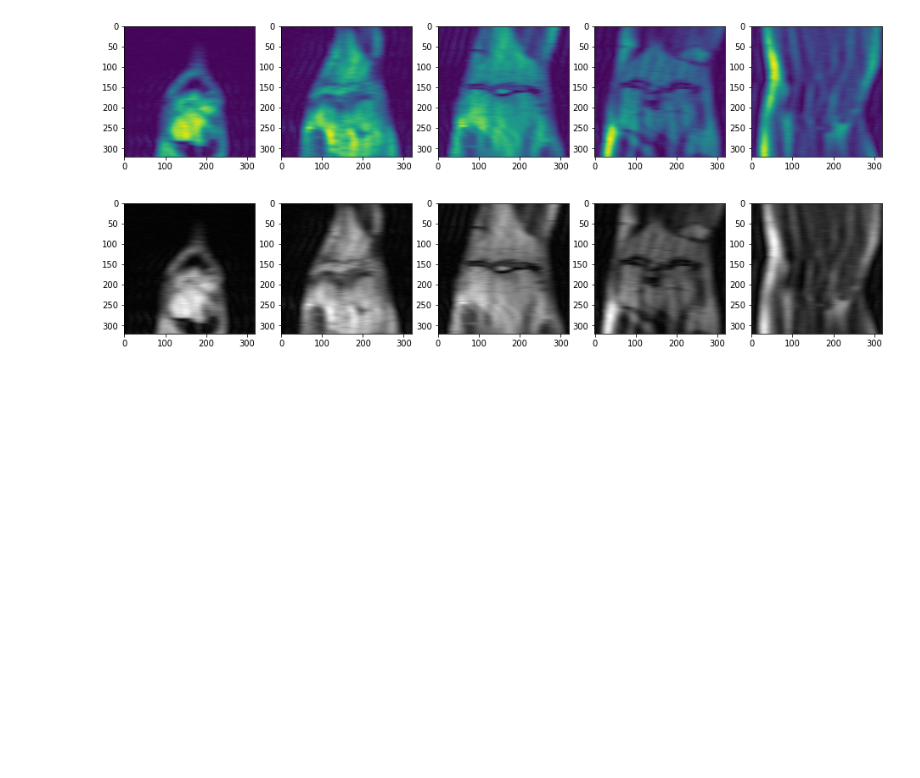
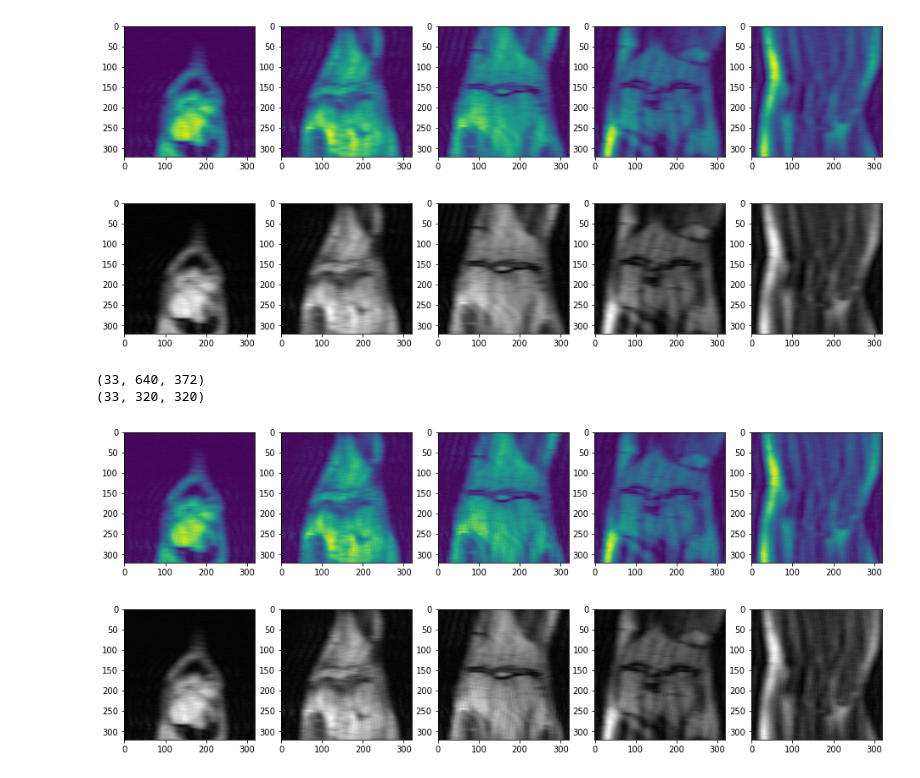
Before and after one commit to kazishuvo22/fastMRI-Reconstruction, a Jupyter notebook: convert_Raw2LowHigh.ipynb, the cells around one changed output. Drawn from its saved outputs; the diff is of its cells as text; code cells hidden in the pictures; blank space fills up the shorter version.

Commit message:
update data High

```diff
--- a/convert_Raw2LowHigh.ipynb
+++ b/convert_Raw2LowHigh.ipynb
@@ -161,12 +193,15 @@ for file in tqdm(data_files[:]) :
 
 
     # transform and save ground truth(RSS)
-    gt_rss = hf['kspace'][()]  #don't work with reconstruction_rss, so use kspace
-    img_3d_gt = recon_ground_truth(gt_rss)
+    #gt_rss = hf['kspace'][()]  #don't work with reconstruction_rss, so use kspace
+    #img_3d_gt = recon_ground_truth(gt_rss)
+
+    #for Y
+    img_3d2 = sub_sample_kspace2(kspace_tensor, _)
 
 
     # Save Y
-    np.save("{}/{}.npy".format(high_path, i), img_3d_gt)
+    np.save("{}/{}.npy".format(high_path, i), img_3d2)
 
 print("all file converted kspace to npy")
 # %% [output]
@@ -211,3 +246,17 @@ show_slices(img_3d, slice_num, cmap='gray')
 (33, 320, 320)
 [figure]
 [figure]
+# %%
+hf = h5py.File(file)
+kspace_tensor = hf['kspace'][()]
+img_3d2 = sub_sample_kspace2(kspace_tensor, _)
+print(kspace_tensor.shape)
+print(img_3d2.shape)
+slice_num = [5,10,15,20,30]
+show_slices(img_3d2, slice_num)
+show_slices(img_3d2, slice_num, cmap='gray')
+# %% [output]
+(33, 640, 372)
+(33, 320, 320)
+[figure, added]
+[figure, added]
```
Also changed, not shown: parts of 2 cells of this notebook.
